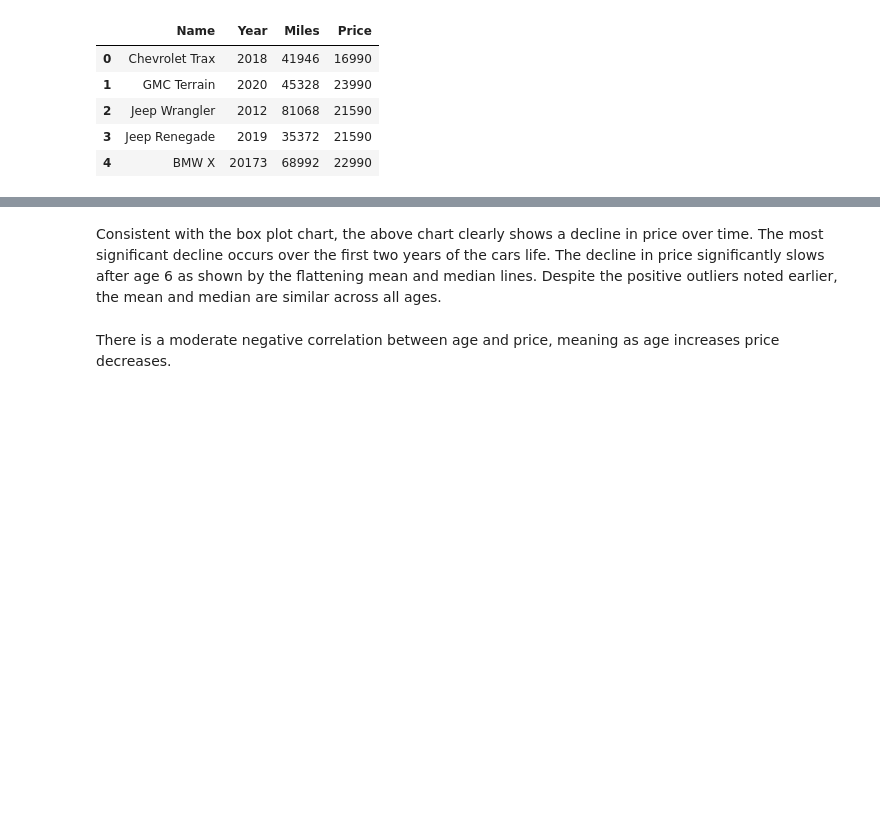
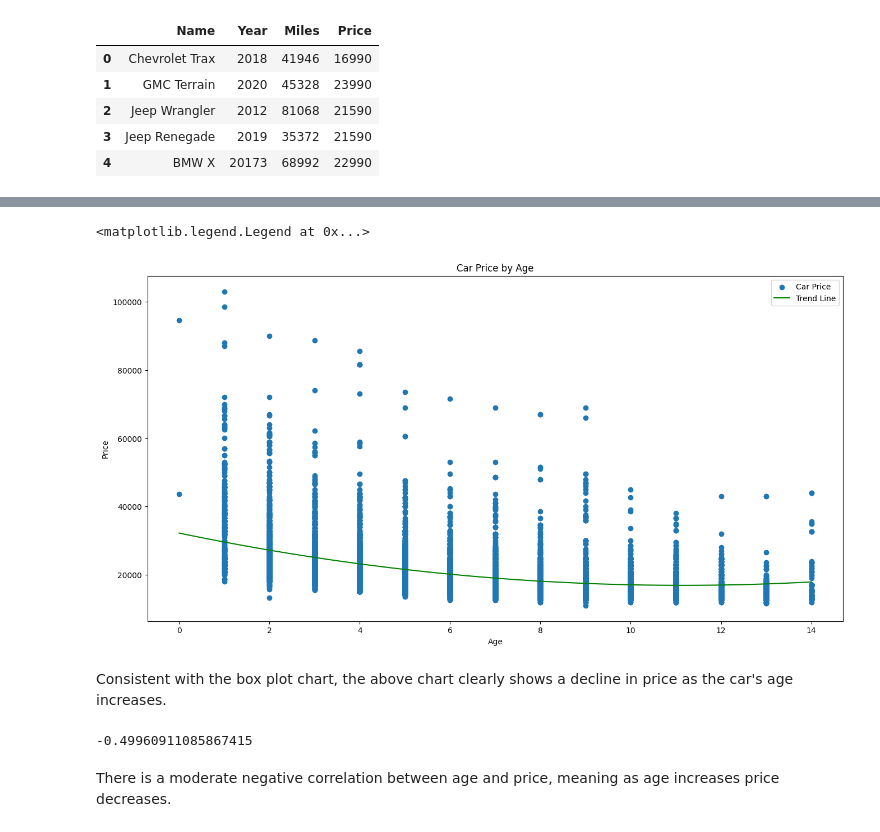
Before and after one commit to dylanjones248/Data-Science-Portfolio, a Jupyter notebook: Carvana Price Predictor.ipynb, the cells around one changed output, grey strips where cells are left out. Cells and saved outputs as stored; diff of their text form; code cells hidden in the pictures; blank space fills up the shorter version.

```diff
--- a/Carvana Price Predictor.ipynb
+++ b/Carvana Price Predictor.ipynb
@@ -52,28 +206,29 @@ The data above shows the price declines over time. There are numberous positive
 # %%
+# Show relationship between 'Price' and 'Age' with a trend line
 fig, ax = plt.subplots(figsize = (16, 8))
-x = car_data['Age']
-y = car_data['Price']
+x = car_data2['Age']
+y = car_data2['Price']
+a, b, c = np.polyfit(x, y, deg=2)
 
 # Plot car price by age
 plt.scatter(x, y)
+x = np.linspace(0, x.max(), num=100)
+plt.plot(x, a*(x**2)+b*x+c, color='green', label='Trend Line')
 plt.xlabel('Age')
 plt.ylabel('Price')
 plt.title('Car Price by Age')
 
-# Draw line of mean price by age
-car_data_age1 = car_data.groupby(['Age'])['Price'].mean()
-car_data_age1.plot.line(color='red', marker='o')
-
-# Draw line of mean price by age
-car_data_age2 = car_data.groupby(['Age'])['Price'].median()
-car_data_age2.plot.line(color='green', marker='o')
-
-ax.legend(['Car Price', 'Mean Price', 'Median Price'])
+ax.legend(['Car Price', 'Trend Line'])
+# %% [output]
+<matplotlib.legend.Legend at 0x...>
+[figure, added]
 # %% [markdown]
-Consistent with the box plot chart, the above chart clearly shows a decline in price over time. The most significant decline occurs over the first two years of the cars life. The decline in price significantly slows after age 6 as shown by the flattening mean and median lines. Despite the positive outliers noted earlier, the mean and median are similar across all ages.
+Consistent with the box plot chart, the above chart clearly shows a decline in price as the car's age increases.
 # %%
-corr = car_data['Age'].corr(car_data['Price'])
+corr = car_data2['Age'].corr(car_data2['Price'])
 
 corr
+# %% [output]
+-0.49960911085867415
 # %% [markdown]
 There is a moderate negative correlation between age and price, meaning as age increases price decreases.
```
Also changed, not shown: parts of 32 cells of this notebook.
